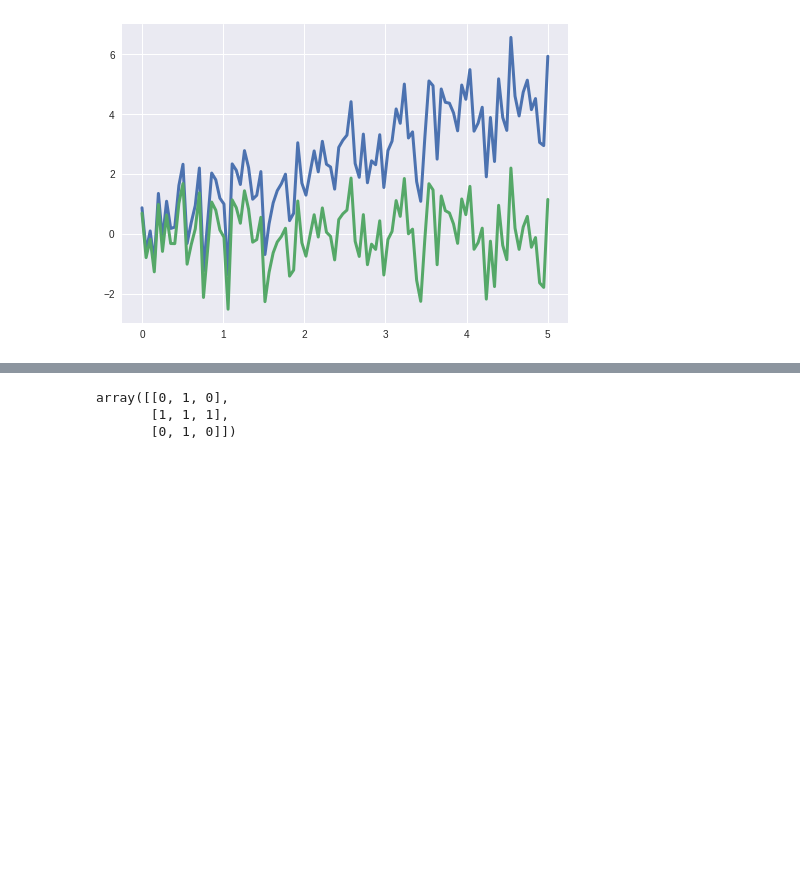
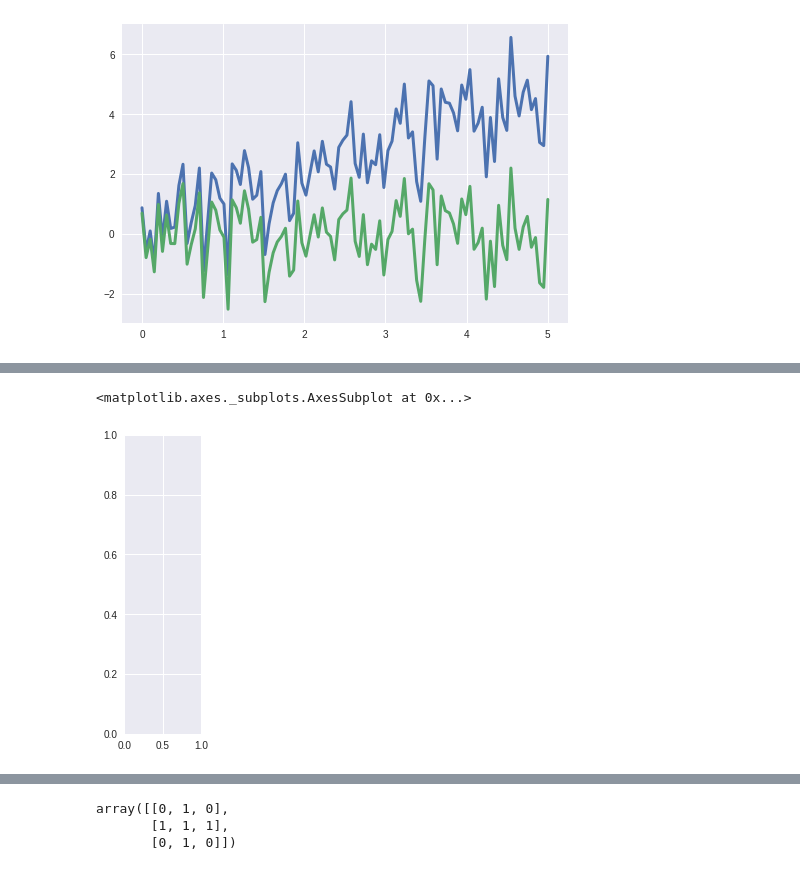
Before and after one commit to kintarou/django-starter, a Jupyter notebook: scipy_sample.ipynb, the cells around one changed output, grey strips where cells are left out. Cells and saved outputs as stored; diff of their text form; code cells hidden in the pictures; blank space fills up the shorter version.

```diff
--- a/scipy_sample.ipynb
+++ b/scipy_sample.ipynb
@@ -306,0 +411,5 @@ plt.plot(t,signal.detrend(x),linewidth=3)
+# %%
+plt.subplot(151)
+# %% [output]
+<matplotlib.axes._subplots.AxesSubplot at 0x...>
+[figure, added]
```
Also changed, not shown: parts of 24 cells of this notebook.
